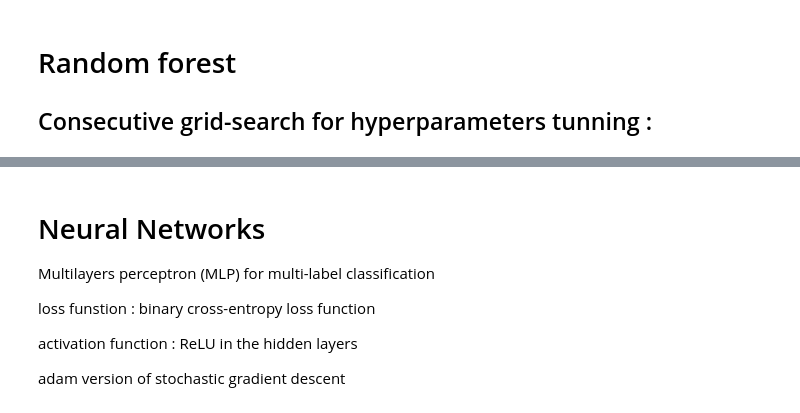
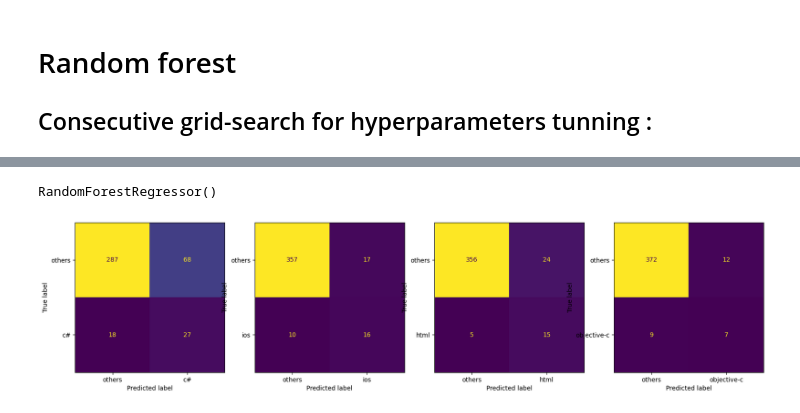
Before and after one commit to CYaiche/nlp_topic-modelling, a Jupyter notebook: supervised_1.ipynb, the cells around one changed output, grey strips where cells are left out. Cells and saved outputs as stored; diff of their text form; code cells hidden in the pictures.

```diff
--- a/supervised_1.ipynb
+++ b/supervised_1.ipynb
@@ -412,25 +383,34 @@ fsege
 # %%
-n_estimators = [5, 20, 50, 100] # number of trees in the random forest
-max_features = ['auto', 'sqrt'] # number of features in consideration at every split
-max_depth = [int(x) for x in np.linspace(10, 120, num = 12)] # maximum number of levels allowed in each decision tree
-min_samples_split = [2, 6, 10] # minimum sample number to split a node
-min_samples_leaf = [1, 3, 4] # minimum sample number that can be stored in a leaf node
-bootstrap = [True, False] # method used to sample data points
+n_estimators = [5, 20, 50, 100]  # number of trees in the random forest
+max_features = ["auto", "sqrt"]  # number of features in consideration at every split
+max_depth = [
+    int(x) for x in np.linspace(10, 120, num=12)
+]  # maximum number of levels allowed in each decision tree
+min_samples_split = [2, 6, 10]  # minimum sample number to split a node
+min_samples_leaf = [1, 3, 4]  # minimum sample number that can be stored in a leaf node
+bootstrap = [True, False]  # method used to sample data points
 
-random_grid = {'n_estimators': n_estimators,
-              'max_features': max_features,
-              'max_depth': max_depth,
-              'min_samples_split': min_samples_split,
-              'min_samples_leaf': min_samples_leaf,
-              'bootstrap': bootstrap}
+random_grid = {
+    "n_estimators": n_estimators,
+    "max_features": max_features,
+    "max_depth": max_depth,
+    "min_samples_split": min_samples_split,
+    "min_samples_leaf": min_samples_leaf,
+    "bootstrap": bootstrap,
+}
 ## Importing Random Forest Classifier from the sklearn.ensemble
 
 rf = RandomForestRegressor()
+grid_seach_rf = GridSearchCV(rf, first_grid)  #  default 5-fold cross validation,
 
+grid_seach_rf.fit(X_svd, y_train_b)
 
-rf_random = RandomizedSearchCV(estimator = rf,param_distributions = random_grid,
-               n_iter = 100, cv = 5, verbose=2, random_state=35, n_jobs = -1)
+print("Random grid: ", grid_seach_rf, "\n")
+print("Best Parameters: ", grid_seach_rf.best_params_, " \n")
 # %%
 fsvsfvb
 # %%
-rf_random.fit(X_svd, y_train_b)
+rf = RandomForestRegressor(n_estimators=100)
+rf.fit(X_svd, y_train_b)
+# %% [output]
+RandomForestRegressor()
@@ -445 +417,7 @@ rdf.fit(X_svd, y_train_b)
+# %%
+y_pred_rf = rf.predict(X_svd_test)
+y_pred_rf = (y_pred_rf > 0.1).astype(np.float32)
+plot_counf_matrix(y_test_b, y_pred_rf)
+# %% [output]
+[figure, added]
 # %%
@@ -451,10 +425,0 @@ plot_counf_matrix(y_test_b, y_pred)
-# %% [markdown]
-# Neural Networks
-
-Multilayers perceptron (MLP) for multi-label classification
-
-loss funstion : binary cross-entropy loss function
-
-activation function : ReLU in the hidden layers
-
-adam version of stochastic gradient descent
```
Also changed, not shown: parts of 75 cells of this notebook, 4 other files.
